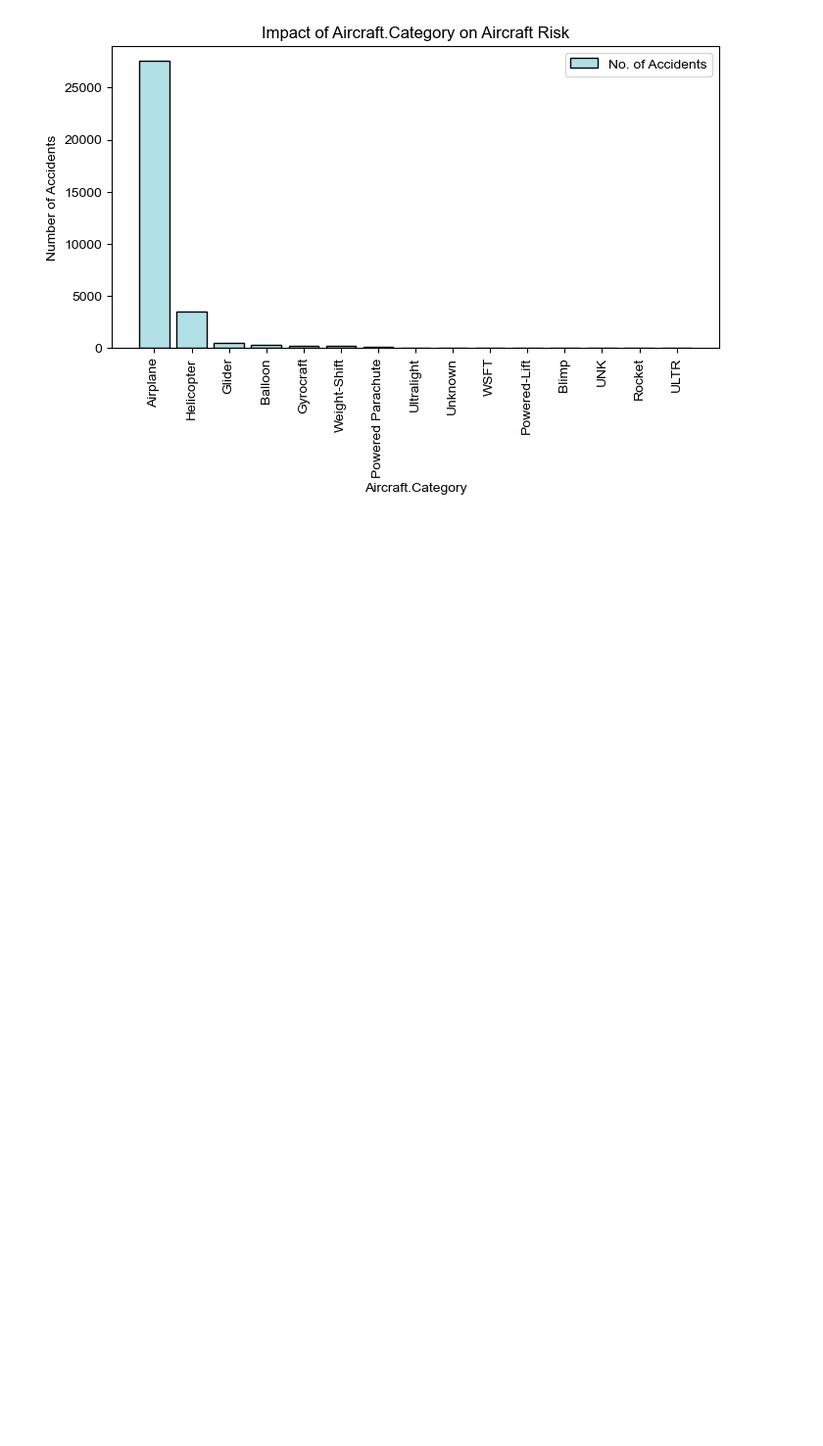
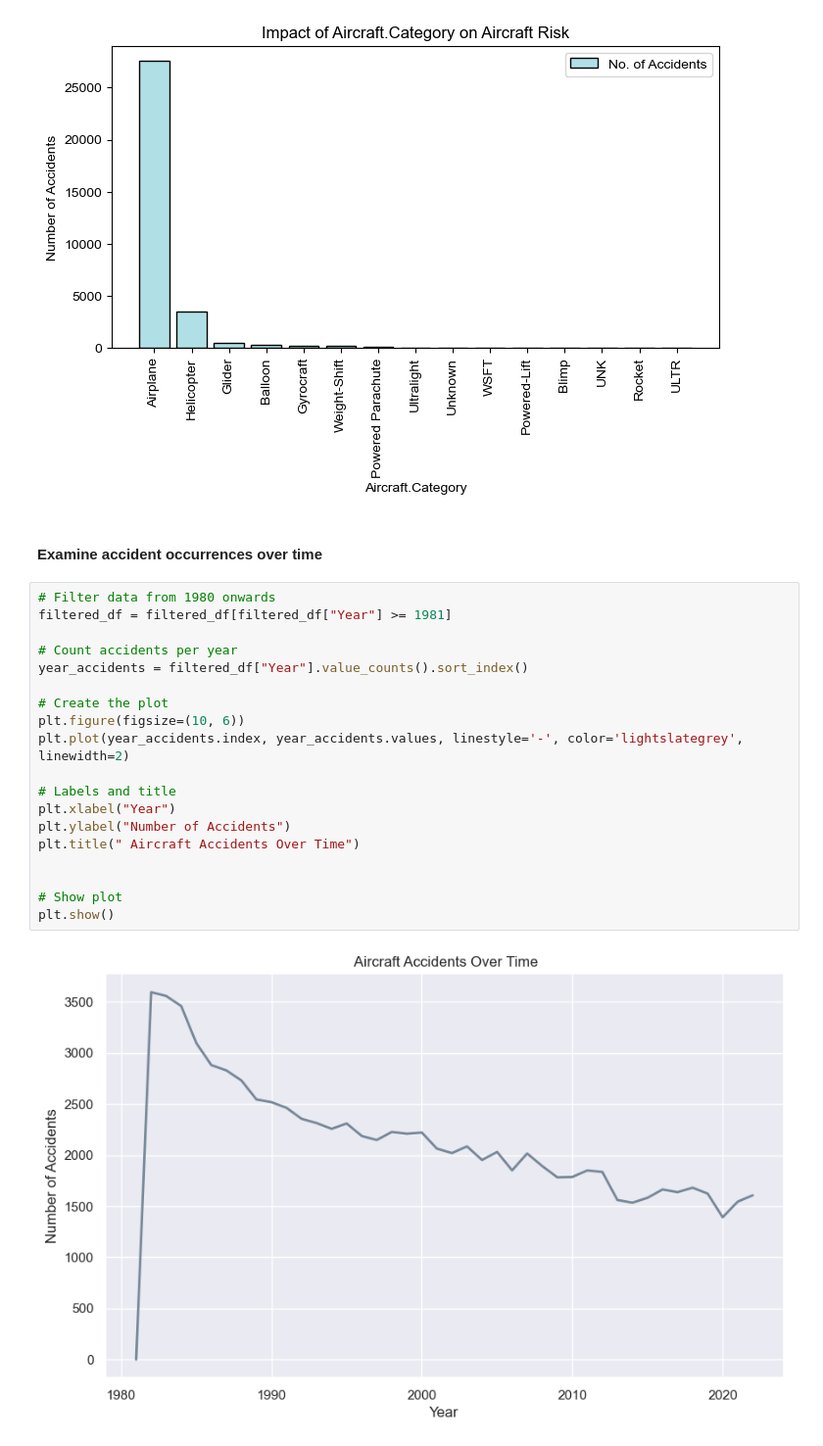
Before and after one commit to blaise-mwangi/dsc-project-aviation, a Jupyter notebook: dsc_project_aviation.ipynb, the cells around one changed output. Shown: that part at 98% size. Cells and saved outputs as stored; diff of their text form; blank space fills up the shorter version.

Commit message:
Data-Visualization- Accident Year over Time

```diff
--- a/dsc_project_aviation.ipynb
+++ b/dsc_project_aviation.ipynb
@@ -385,3 +386,26 @@ plt.xticks(rotation=90)
 plt.show()
 # %% [output]
 [figure]
+# %% [markdown]
+#### Examine accident occurrences over time
+# %%
+# Filter data from 1980 onwards
+filtered_df = filtered_df[filtered_df["Year"] >= 1981]
+
+# Count accidents per year
+year_accidents = filtered_df["Year"].value_counts().sort_index()
+
+# Create the plot
+plt.figure(figsize=(10, 6))
+plt.plot(year_accidents.index, year_accidents.values, linestyle='-', color='lightslategrey', linewidth=2)
+
+# Labels and title
+plt.xlabel("Year")
+plt.ylabel("Number of Accidents")
+plt.title(" Aircraft Accidents Over Time")
+
+
+# Show plot
+plt.show()
+# %% [output]
+[figure, added]
```
Also changed, not shown: parts of 2 cells of this notebook.
